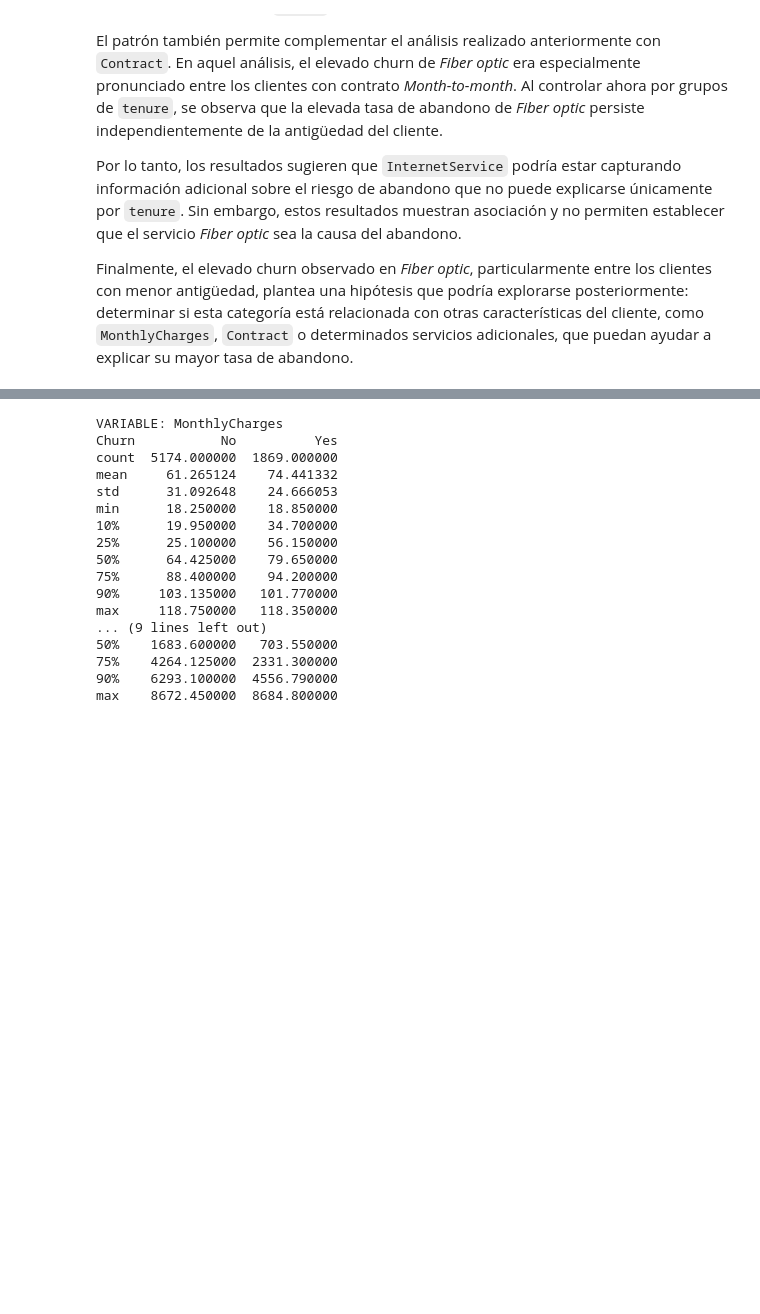
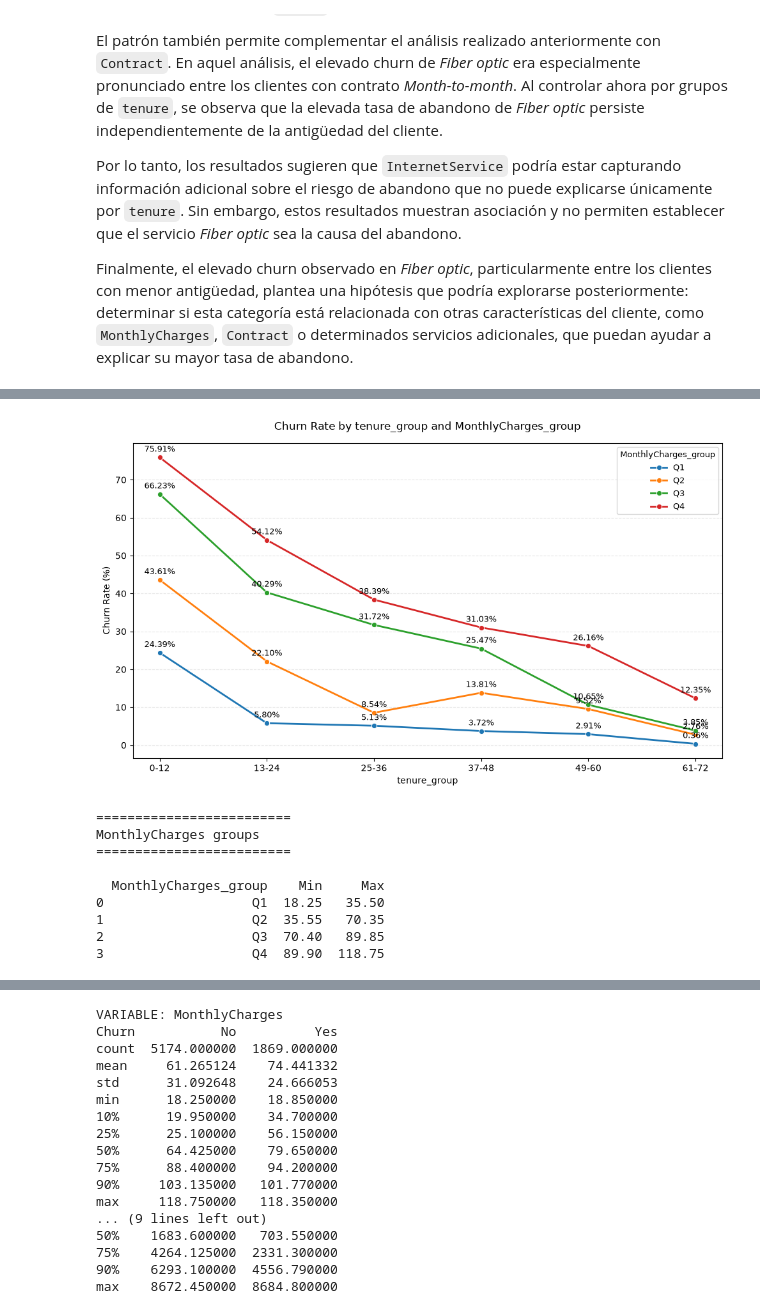
Before and after one commit to josue-rdgzcb/customer-churn-prediction-and-segmentation, a Jupyter notebook: notebooks/01_data_exploration.ipynb, the cells around one changed output, grey strips where cells are left out. Cells and saved outputs as stored; diff of their text form; code cells hidden in the pictures; blank space fills up the shorter version.

Commit message:
feat(notebook): add churn rate analysis for tenure and monthly charges

```diff
--- a/notebooks/01_data_exploration.ipynb
+++ b/notebooks/01_data_exploration.ipynb
@@ -1304,0 +1317,26 @@ Finalmente, el elevado churn observado en *Fiber optic*, particularmente entre l
+# %%
+# Plot churn rate by monthly charges groups and tenure groups
+plot_churn_rate_by_group(
+    df=df,
+    x_feature="tenure_group",
+    hue_feature="MonthlyCharges_group",
+    target="Churn_bool",
+)
+
+print("="*25)
+print("MonthlyCharges groups")
+print("="*25)
+print()
+print(monthly_ranges)
+print("")
+# %% [output]
+[figure, added]
+=========================
+MonthlyCharges groups
+=========================
+
+  MonthlyCharges_group    Min     Max
+0                   Q1  18.25   35.50
+1                   Q2  35.55   70.35
+2                   Q3  70.40   89.85
+3                   Q4  89.90  118.75
```
Also changed, not shown: parts of 4 cells of this notebook.
